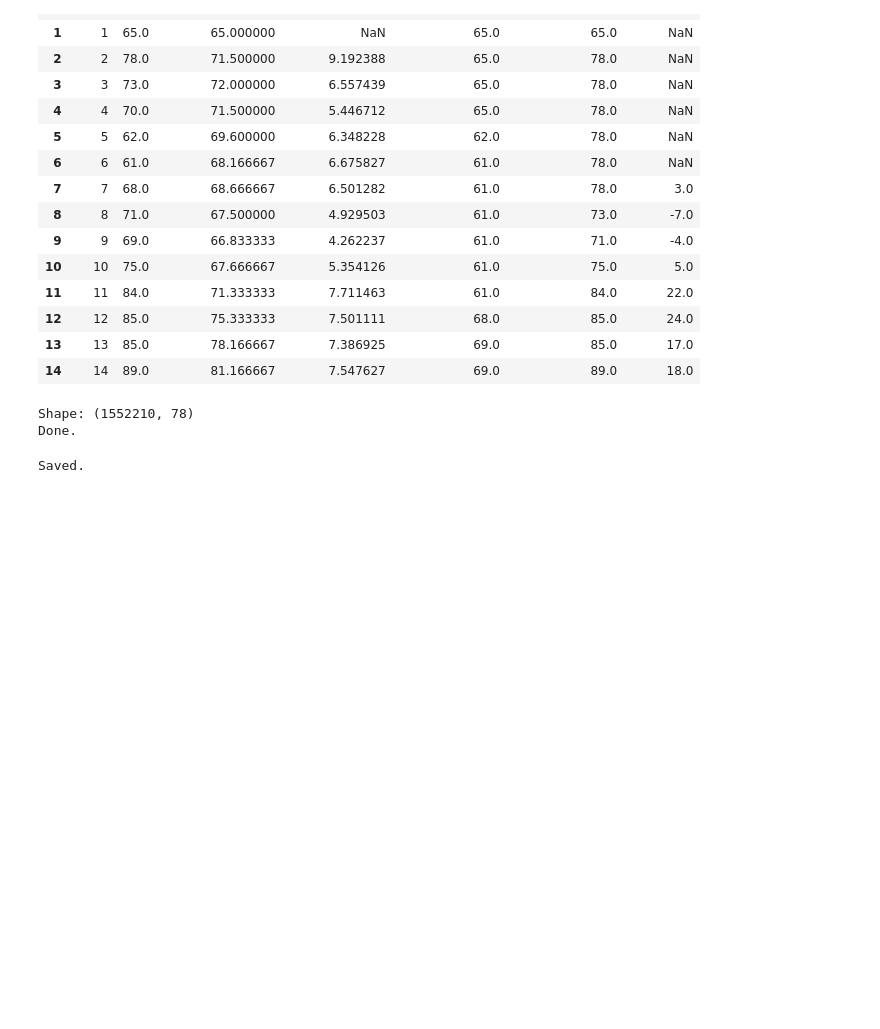
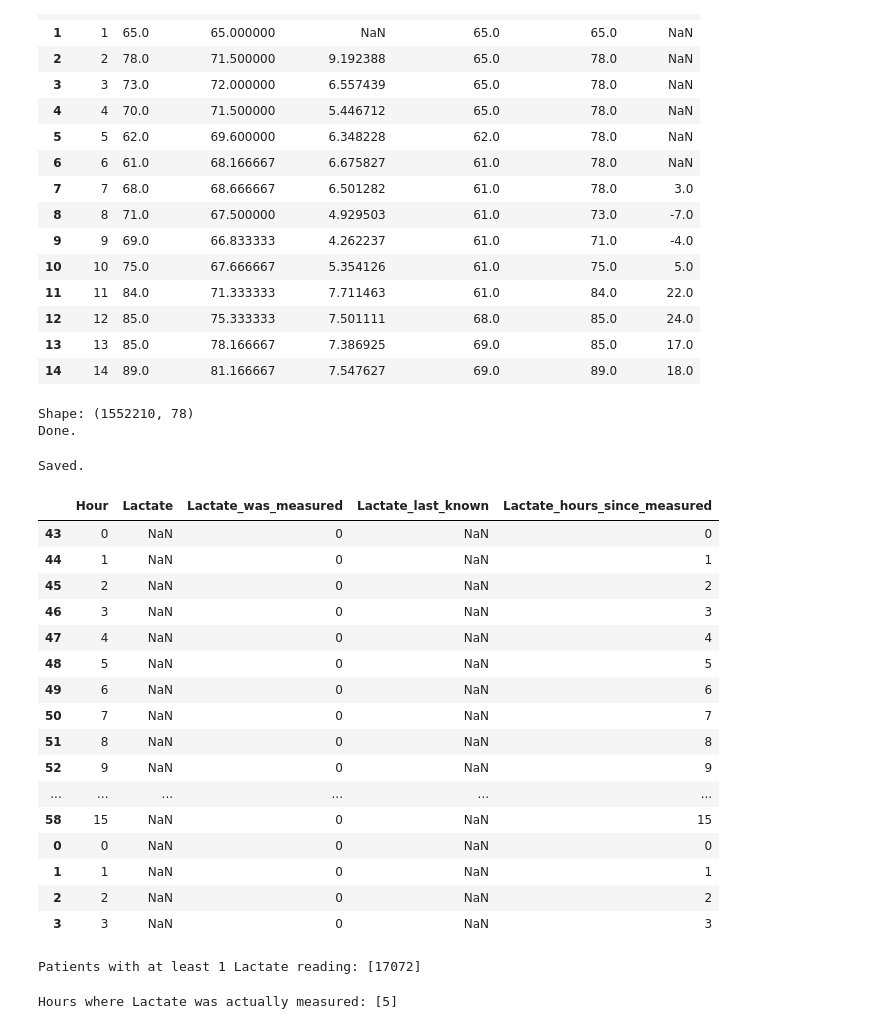
Before and after one commit to roshijay/Anomaly-Detection-in-ICU, a Jupyter notebook: notebooks/exploratory_analysis.ipynb, the cells around one changed output. Saved outputs shown, nothing was run; the diff lists cells and outputs as text; code cells hidden in the pictures; blank space fills up the shorter version.

```diff
--- a/notebooks/exploratory_analysis.ipynb
+++ b/notebooks/exploratory_analysis.ipynb
@@ -199,3 +199,44 @@ df_features.to_csv('../data/sepsis_features.csv', index=False)
 print("Saved.")
 # %% [output]
 Saved.
+# %%
+import importlib
+import feature_engineering
+importlib.reload(feature_engineering)
+from feature_engineering import add_lab_features
+
+labs_to_test = ['Lactate', 'Creatinine', 'WBC']
+test_lab_result = add_lab_features(test_df, labs_to_test)
+
+test_lab_result[['Hour', 'Lactate', 'Lactate_was_measured',
+                  'Lactate_last_known', 'Lactate_hours_since_measured']].head(20)
+# %% [output]
+|  | Hour | Lactate | Lactate_was_measured | Lactate_last_known | Lactate_hours_since_measured |
+| 43 | 0 | NaN | 0 | NaN | 0 |
+| 44 | 1 | NaN | 0 | NaN | 1 |
+| 45 | 2 | NaN | 0 | NaN | 2 |
+| 46 | 3 | NaN | 0 | NaN | 3 |
+| 47 | 4 | NaN | 0 | NaN | 4 |
+| 48 | 5 | NaN | 0 | NaN | 5 |
+| 49 | 6 | NaN | 0 | NaN | 6 |
+| 50 | 7 | NaN | 0 | NaN | 7 |
+| 51 | 8 | NaN | 0 | NaN | 8 |
+| 52 | 9 | NaN | 0 | NaN | 9 |
+| ... | ... | ... | ... | ... | ... |
+| 58 | 15 | NaN | 0 | NaN | 15 |
+| 0 | 0 | NaN | 0 | NaN | 0 |
+| 1 | 1 | NaN | 0 | NaN | 1 |
+| 2 | 2 | NaN | 0 | NaN | 2 |
+| 3 | 3 | NaN | 0 | NaN | 3 |
+# %%
+# Find a patient who actually has at least one Lactate measurement
+patients_with_lactate = test_df[test_df['Lactate'].notna()]['Patient_ID'].unique()
+print("Patients with at least 1 Lactate reading:", patients_with_lactate)
+# %% [output]
+Patients with at least 1 Lactate reading: [17072]
+# %%
+patient_data = test_lab_result[test_lab_result['Patient_ID'] == 17072]
+lactate_rows = patient_data[patient_data['Lactate'].notna()]
+print("Hours where Lactate was actually measured:", lactate_rows['Hour'].tolist())
+# %% [output]
+Hours where Lactate was actually measured: [5]
```
Also changed, not shown: parts of 3 cells of this notebook.
